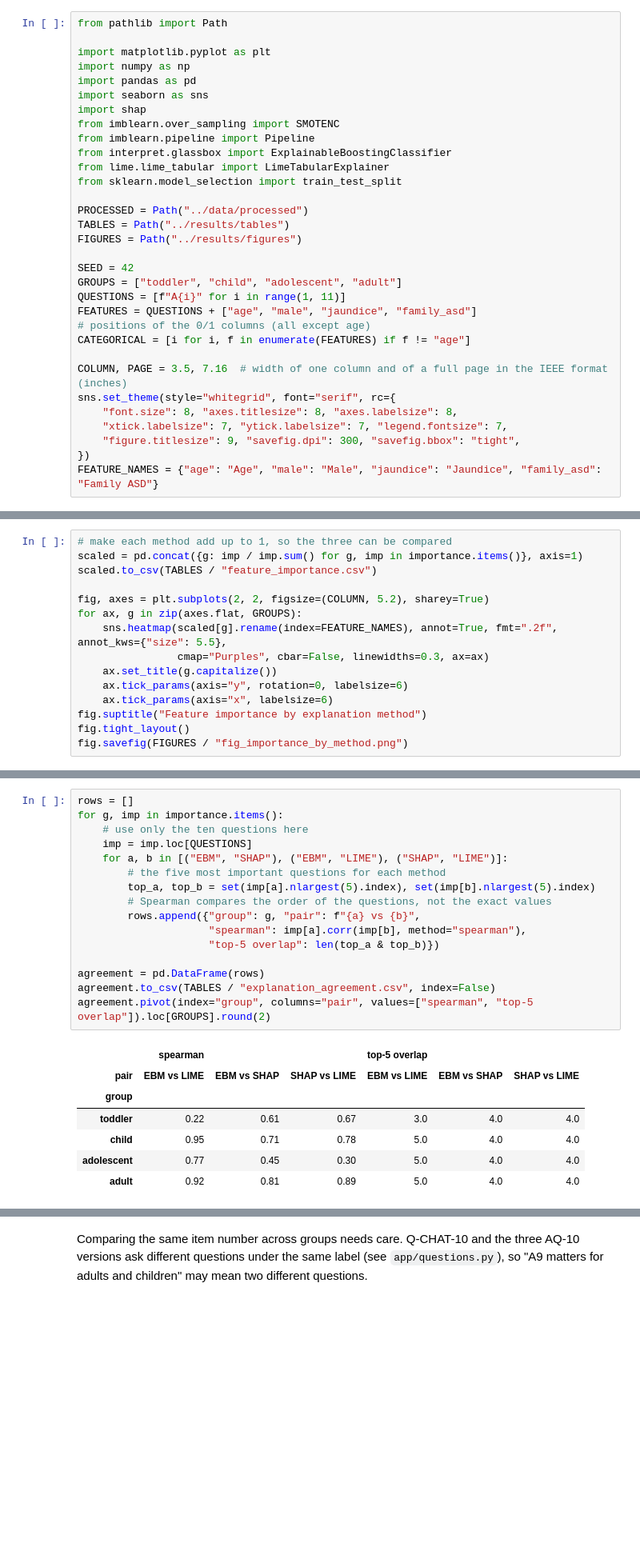
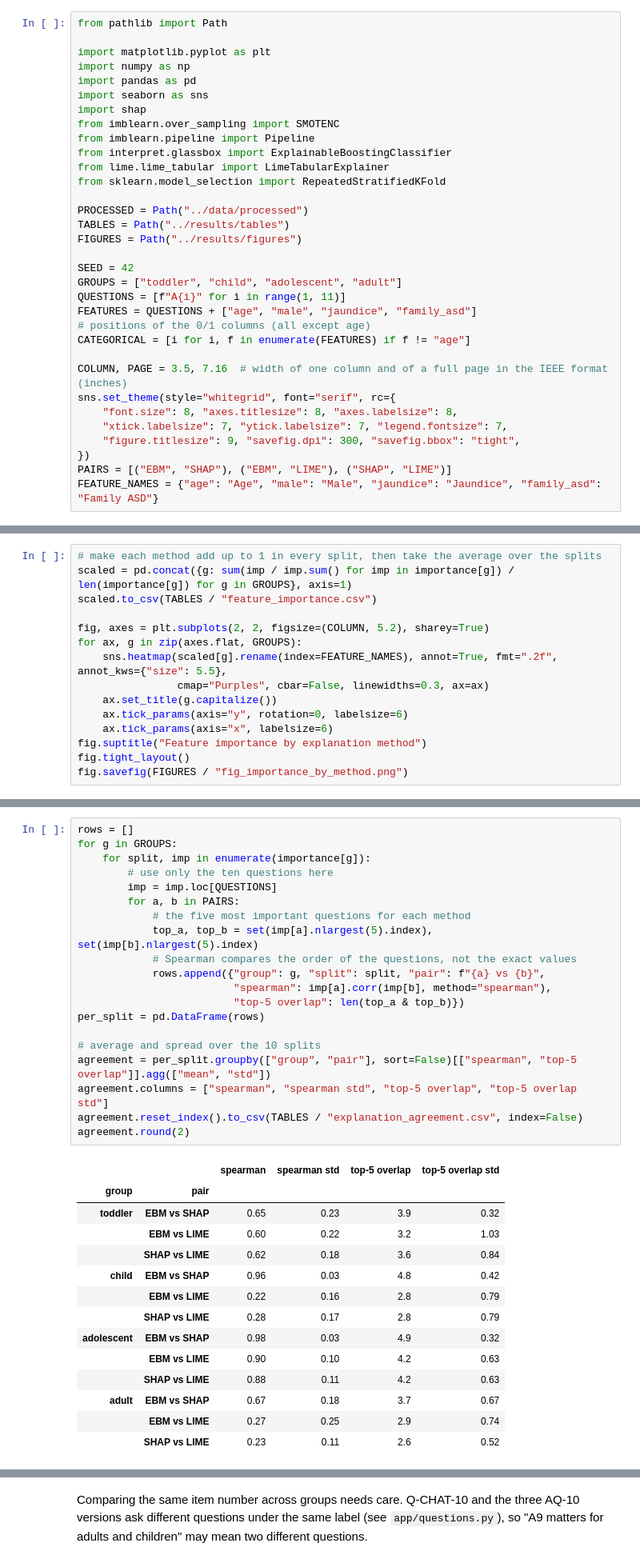
Before and after one commit to Syedhamzahussain520/asd-screening, a Jupyter notebook: notebooks/07_explainability.ipynb, the cells around one changed output, grey strips where cells are left out. Shown at 80% size. Drawn from its saved outputs; the diff is of its cells as text; blank space fills up the shorter version.

```diff
--- a/notebooks/07_explainability.ipynb
+++ b/notebooks/07_explainability.ipynb
@@ -16,7 +18,7 @@ from imblearn.over_sampling import SMOTENC
 from imblearn.pipeline import Pipeline
 from interpret.glassbox import ExplainableBoostingClassifier
 from lime.lime_tabular import LimeTabularExplainer
-from sklearn.model_selection import train_test_split
+from sklearn.model_selection import RepeatedStratifiedKFold
 
 PROCESSED = Path("../data/processed")
 TABLES = Path("../results/tables")
@@ -35,4 +37,5 @@ sns.set_theme(style="whitegrid", font="serif", rc={
     "xtick.labelsize": 7, "ytick.labelsize": 7, "legend.fontsize": 7,
     "figure.titlesize": 9, "savefig.dpi": 300, "savefig.bbox": "tight",
 })
+PAIRS = [("EBM", "SHAP"), ("EBM", "LIME"), ("SHAP", "LIME")]
 FEATURE_NAMES = {"age": "Age", "male": "Male", "jaundice": "Jaundice", "family_asd": "Family ASD"}
@@ -107,6 +154,6 @@ Each column is scaled to sum to 1 so the three methods can be shown side by side
 # %%
-# make each method add up to 1, so the three can be compared
-scaled = pd.concat({g: imp / imp.sum() for g, imp in importance.items()}, axis=1)
+# make each method add up to 1 in every split, then take the average over the splits
+scaled = pd.concat({g: sum(imp / imp.sum() for imp in importance[g]) / len(importance[g]) for g in GROUPS}, axis=1)
 scaled.to_csv(TABLES / "feature_importance.csv")
 
 fig, axes = plt.subplots(2, 2, figsize=(COLUMN, 5.2), sharey=True)
@@ -133,24 +182,35 @@ Only A1–A10 are ranked. The four personal details are near zero under every me
 # %%
 rows = []
-for g, imp in importance.items():
-    # use only the ten questions here
-    imp = imp.loc[QUESTIONS]
-    for a, b in [("EBM", "SHAP"), ("EBM", "LIME"), ("SHAP", "LIME")]:
-        # the five most important questions for each method
-        top_a, top_b = set(imp[a].nlargest(5).index), set(imp[b].nlargest(5).index)
-        # Spearman compares the order of the questions, not the exact values
-        rows.append({"group": g, "pair": f"{a} vs {b}",
-                     "spearman": imp[a].corr(imp[b], method="spearman"),
-                     "top-5 overlap": len(top_a & top_b)})
+for g in GROUPS:
+    for split, imp in enumerate(importance[g]):
+        # use only the ten questions here
+        imp = imp.loc[QUESTIONS]
+        for a, b in PAIRS:
+            # the five most important questions for each method
+            top_a, top_b = set(imp[a].nlargest(5).index), set(imp[b].nlargest(5).index)
+            # Spearman compares the order of the questions, not the exact values
+            rows.append({"group": g, "split": split, "pair": f"{a} vs {b}",
+                         "spearman": imp[a].corr(imp[b], method="spearman"),
+                         "top-5 overlap": len(top_a & top_b)})
+per_split = pd.DataFrame(rows)
 
-agreement = pd.DataFrame(rows)
-agreement.to_csv(TABLES / "explanation_agreement.csv", index=False)
-agreement.pivot(index="group", columns="pair", values=["spearman", "top-5 overlap"]).loc[GROUPS].round(2)
+# average and spread over the 10 splits
+agreement = per_split.groupby(["group", "pair"], sort=False)[["spearman", "top-5 overlap"]].agg(["mean", "std"])
+agreement.columns = ["spearman", "spearman std", "top-5 overlap", "top-5 overlap std"]
+agreement.reset_index().to_csv(TABLES / "explanation_agreement.csv", index=False)
+agreement.round(2)
 # %% [output]
-|  | spearman |  |  | top-5 overlap |  |  |
-| pair | EBM vs LIME | EBM vs SHAP | SHAP vs LIME | EBM vs LIME | EBM vs SHAP | SHAP vs LIME |
-| group |  |  |  |  |  |  |
-| toddler | 0.22 | 0.61 | 0.67 | 3.0 | 4.0 | 4.0 |
-| child | 0.95 | 0.71 | 0.78 | 5.0 | 4.0 | 4.0 |
-| adolescent | 0.77 | 0.45 | 0.30 | 5.0 | 4.0 | 4.0 |
-| adult | 0.92 | 0.81 | 0.89 | 5.0 | 4.0 | 4.0 |
+|  |  | spearman | spearman std | top-5 overlap | top-5 overlap std |
+| group | pair |  |  |  |  |
+| toddler | EBM vs SHAP | 0.65 | 0.23 | 3.9 | 0.32 |
+|  | EBM vs LIME | 0.60 | 0.22 | 3.2 | 1.03 |
+|  | SHAP vs LIME | 0.62 | 0.18 | 3.6 | 0.84 |
+| child | EBM vs SHAP | 0.96 | 0.03 | 4.8 | 0.42 |
+|  | EBM vs LIME | 0.22 | 0.16 | 2.8 | 0.79 |
+|  | SHAP vs LIME | 0.28 | 0.17 | 2.8 | 0.79 |
+| adolescent | EBM vs SHAP | 0.98 | 0.03 | 4.9 | 0.32 |
+|  | EBM vs LIME | 0.90 | 0.10 | 4.2 | 0.63 |
+|  | SHAP vs LIME | 0.88 | 0.11 | 4.2 | 0.63 |
+| adult | EBM vs SHAP | 0.67 | 0.18 | 3.7 | 0.67 |
+|  | EBM vs LIME | 0.27 | 0.25 | 2.9 | 0.74 |
+|  | SHAP vs LIME | 0.23 | 0.11 | 2.6 | 0.52 |
```
Also changed, not shown: parts of 19 cells of this notebook, 4 other files.
